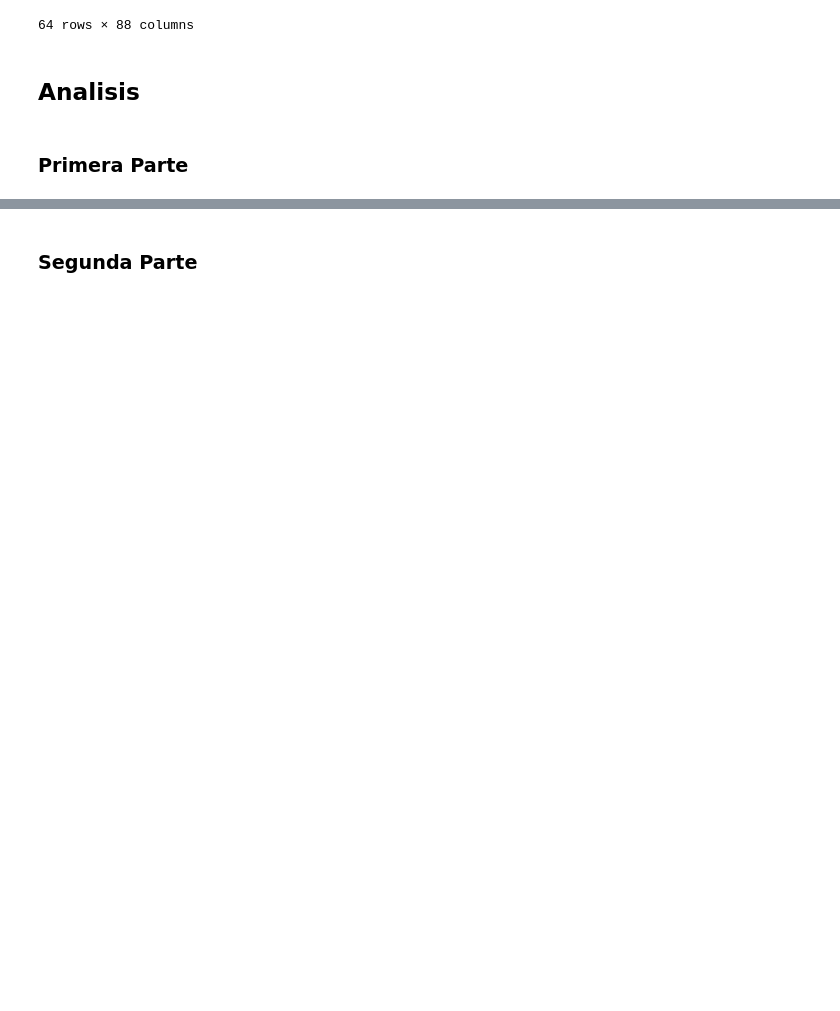
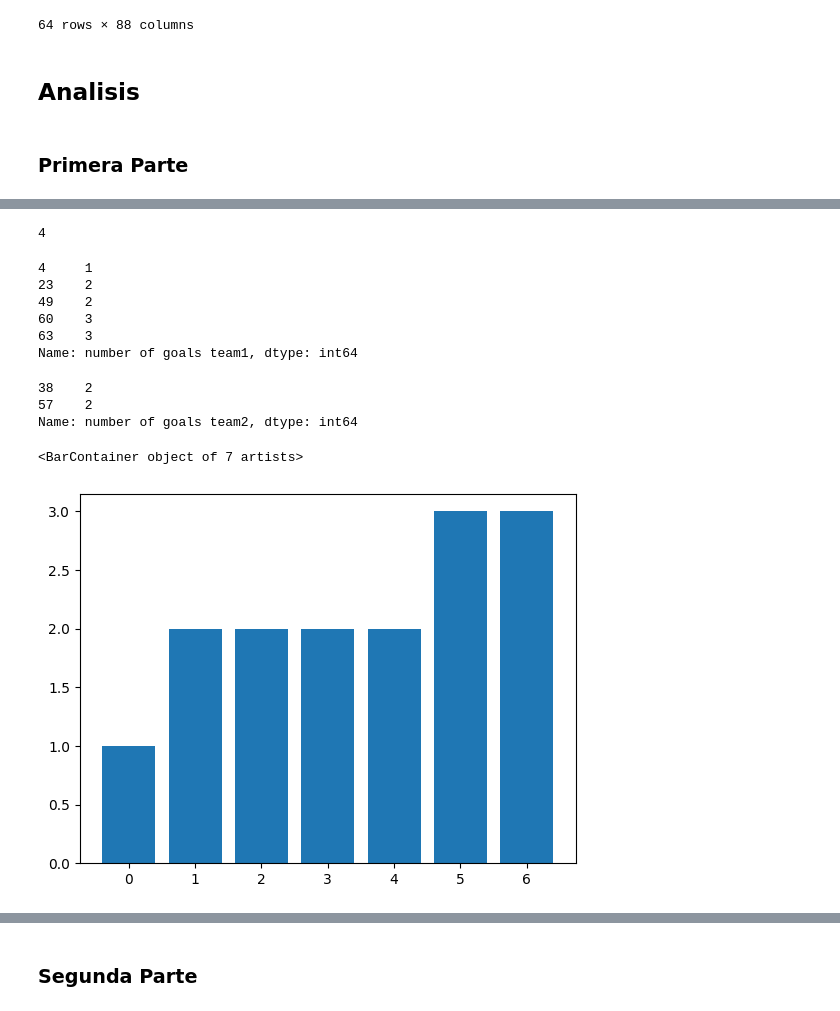
Before and after one commit to IgnacioPardo/Tecnologias_Exponenciales_2024, a Jupyter notebook: Qatar_2022/mundial_qatar_2022.ipynb, the cells around one changed output, grey strips where cells are left out. Cells and saved outputs as stored; diff of their text form; code cells hidden in the pictures; blank space fills up the shorter version.

```diff
--- a/Qatar_2022/mundial_qatar_2022.ipynb
+++ b/Qatar_2022/mundial_qatar_2022.ipynb
@@ -47,4 +79,6 @@ equipo : str = "ARGENTINA"
 # Seleccionar todos los partidos que jugo el equipo de "local"
 # Completar
 
-filtroLocal : pd.Series =
+filtroLocal: pd.Series = mundial["team1"] == equipo
+partidosLocal: pd.DataFrame = mundial[filtroLocal]
+partidosLocal
@@ -52,4 +94,6 @@ filtroLocal : pd.Series =
 # Seleccionar todos los partidos que jugo el equipo de "visitante"
 # Completar
 
-filtroVisitante : pd.Series =
+filtroVisitante: pd.Series = mundial["team2"] == equipo
+partidosVisitante: pd.DataFrame = mundial[filtroVisitante]
+partidosVisitante
@@ -57,4 +121,5 @@ filtroVisitante : pd.Series =
 # Seleccionar todos los partidos que jugo el equipo (de "local" o "visitante")
 # Completar
 
-partidos : pd.DataFrame =
+partidos : pd.DataFrame = mundial[filtroLocal | filtroVisitante]
+partidos
@@ -70,4 +179,7 @@ goles : int =
 # Cuantos partidos gano el equipo
 # Completar
 
-ganados : int =
+cant_ganados: int = cant_ganados_local + cant_ganados_visitante
+cant_ganados
+# %% [output]
+4
@@ -78,0 +186,23 @@ fig, ax = plt.subplots()
+# %%
+partidosLocal["number of goals team1"]
+# %% [output]
+4     1
+23    2
+49    2
+60    3
+63    3
+Name: number of goals team1, dtype: int64
+# %%
+partidosVisitante["number of goals team2"]
+# %% [output]
+38    2
+57    2
+Name: number of goals team2, dtype: int64
+# %%
+# Ordenar un DataFrame es costoso
+goles_por_partido = pd.concat([partidosLocal["number of goals team1"], partidosVisitante["number of goals team2"]]).sort_index()
+
+plt.bar(range(len(partidos)), goles_por_partido)
+# %% [output]
+<BarContainer object of 7 artists>
+[figure, added]
```
Also changed, not shown: parts of 30 cells of this notebook.
